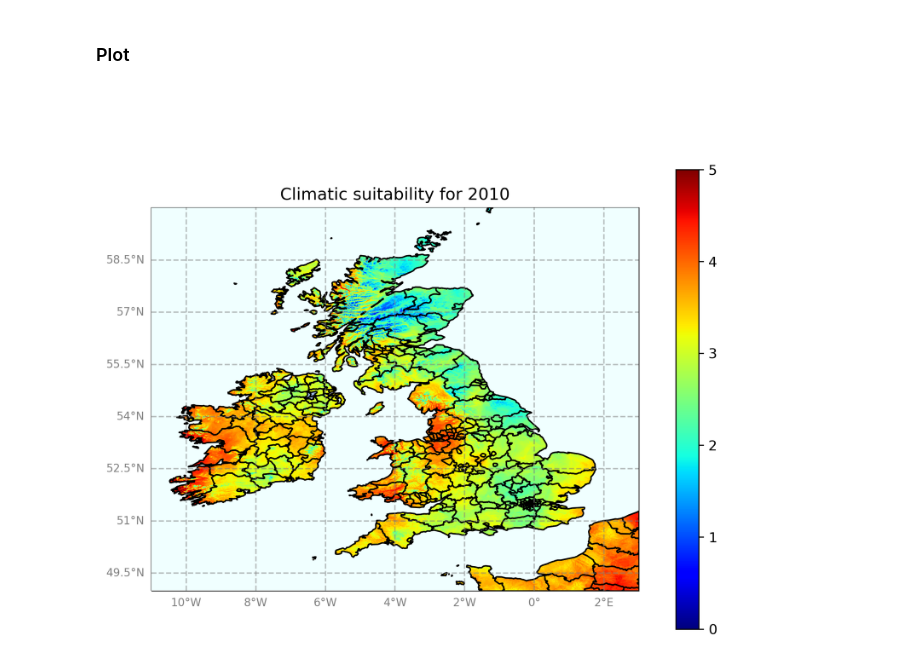
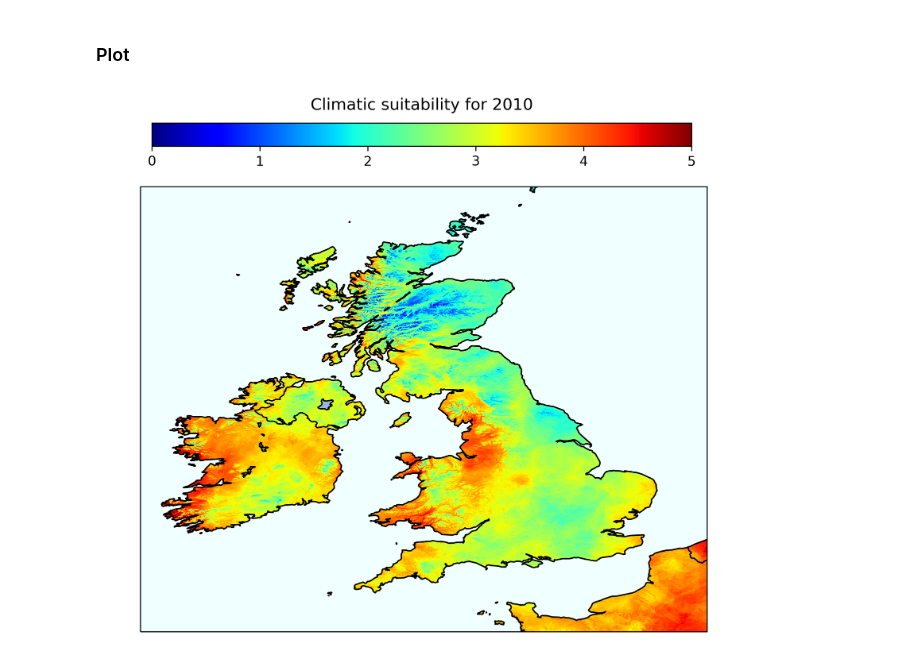
Before and after one commit to agimenezromero/Leaf-susceptibility-of-Macaronesian-laurel-forest-species-to-Phytophthora-ramorum, a Jupyter notebook: Example.ipynb, the cells around one changed output. Drawn from its saved outputs; the diff is of its cells as text; code cells hidden in the pictures.

```diff
--- a/Example.ipynb
+++ b/Example.ipynb
@@ -37,8 +37,8 @@ def rainfall_spread(P, P_min=2.5):
 
     return m
 
-def annual_suitability(year, min_lon, max_lon, min_lat, max_lat, P_min=2.5, c=2.0, Tmin=5.0, Topt=22.0,
-                       Tmax=26.0, data_path="/data/geo/ecmwf/Phytopthora/high_resolution/"):
+def annual_suitability(year, min_lon, max_lon, min_lat, max_lat, data_path, P_min=2.5, c=2.0, Tmin=5.0, Topt=22.0,
+                       Tmax=26.0):
 
     suitability_idx = 0.0
 
@@ -46,8 +46,8 @@ def annual_suitability(year, min_lon, max_lon, min_lat, max_lat, P_min=2.5, c=2.
 
         print("Computing month %i" % m)
 
-        filename_P = "%s/chelsa-w5e5v1.0_obsclim_pr_30arcsec_global_daily_%s%s.nc" % (data_path, year, str(m).zfill(2))
-        filename_T = "%s/chelsa-w5e5v1.0_obsclim_tas_30arcsec_global_daily_%s%s.nc" % (data_path, year, str(m).zfill(2))
+        filename_P = "%s/precipitation/chelsa-w5e5v1.0_obsclim_pr_30arcsec_global_daily_%s%s.nc" % (data_path, year, str(m).zfill(2))
+        filename_T = "%s/temperature/chelsa-w5e5v1.0_obsclim_tas_30arcsec_global_daily_%s%s.nc" % (data_path, year, str(m).zfill(2))
 
         ds_P = xr.open_dataset(filename_P)
         ds_T = xr.open_dataset(filename_T)
@@ -87,9 +87,9 @@ max_lon = 3
 min_lat = 49
 max_lat = 60
 
-data_path = "/data/geo/ecmwf/Phytopthora/high_resolution/"
+data_path = "/path/to/data/"
 
-suitability_idx, lons, lats = annual_suitability(year, min_lon, max_lon, min_lat, max_lat)
+suitability_idx, lons, lats = annual_suitability(year, min_lon, max_lon, min_lat, max_lat, data_path)
 # %% [output]
 Computing month 1
 Computing month 2
@@ -113,61 +113,45 @@ cbar_ticks = np.arange(0, upper_limit + 1, 1)
 
 location="right"
 
-cbar_label = ""
-
-#clevels = np.linspace(-1, 1, 100)
-#cbar_ticks = np.arange(-1, 1.2, 0.2)
+cbar_label = "Climatic suitability for %i" % year
 
 filename = "example.png"
-
-title = "Climatic suitability for %i" % year
 
 figsize = (8,6)
 
 save = True
 
 dpi = 300
 
 cmap= plt.cm.jet
 
 #-- create figure and axes instances
 fig = plt.figure(figsize=figsize, dpi=dpi)
 ax  = fig.add_axes([0.1,0.1,0.8,0.9])
 
 ax.axis("off")
 
 projection = ccrs.PlateCarree()
 
 #-- create map
 ax = plt.axes(projection=projection)
 
 #-- add map features
 ax.coastlines(resolution='10m') #110m, 50m, 10m
 ax.add_feature(cartopy.feature.LAND, edgecolor='black')
 ax.add_feature(cartopy.feature.LAKES, edgecolor='black')
 ax.add_feature(cartopy.feature.BORDERS, edgecolor='black')
-ax.add_feature(cartopy.feature.OCEAN, zorder=100, edgecolor='black', facecolor='azure')
-ax.add_feature(cartopy.feature.STATES, edgecolor='black')  # provincias y CCAA
+ax.add_feature(cartopy.feature.OCEAN, zorder=2, edgecolor='black', facecolor='azure')
 
 cnplot = ax.pcolormesh(lons, lats, suitability_idx, vmin=np.amin(clevels), vmax=np.amax(clevels), cmap=cmap)
 
-cbar = plt.colorbar(cnplot, pad = 0.06, ticks=cbar_ticks, label=cbar_label)
+# add colorbar on top of the figure
+cbar_ax = fig.add_axes([0.16, 0.95, 0.7, 0.04])
 
-gl = ax.gridlines(crs=projection, linewidth=1, color='gray', alpha=0.5, zorder=200, linestyle='--')
+cbar = fig.colorbar(cnplot, cax=cbar_ax, orientation='horizontal', ticks=cbar_ticks)
 
-gl.xlabel_style = {'size': 8, 'color': 'gray'}
-gl.ylabel_style = {'size': 8, 'color': 'gray'}
-gl.bottom_labels = True
-gl.left_labels = True
-
-#ax.set_extent(extent)
-
-plt.title(title)
-
-if save == True:
-
-    plt.savefig(filename, dpi=300, bbox_inches="tight")
-
-    #plt.close()
+# cbar label on top of the colorbar
+cbar.ax.xaxis.set_label_position('top')
+cbar.set_label(cbar_label, fontsize=12, labelpad=10)
 # %% [output]
-[figure, old version]
+[figure, new version]
```
